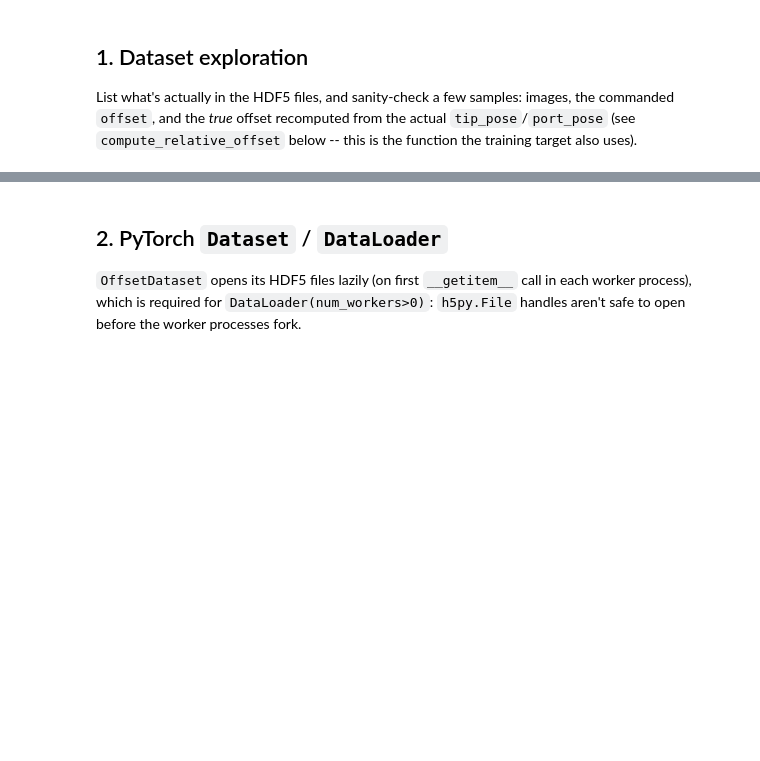
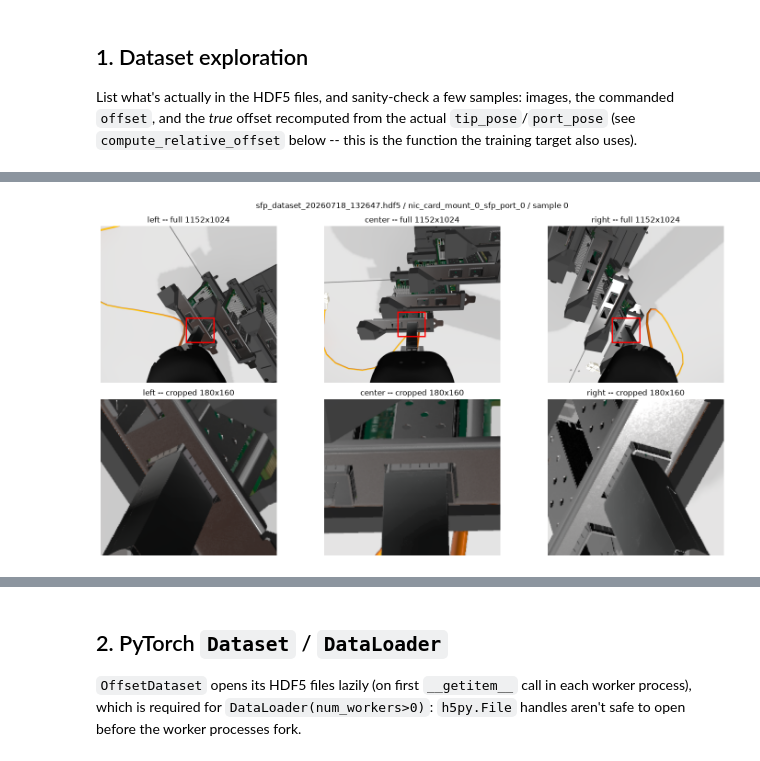
Before and after one commit to BrenzingerLuca/AI-for-Industry-Challenge, a Jupyter notebook: aic_solution_policy/residual_policy.ipynb, the cells around one changed output, grey strips where cells are left out. Drawn from its saved outputs; the diff is of its cells as text; code cells hidden in the pictures; blank space fills up the shorter version.

```diff
--- a/aic_solution_policy/residual_policy.ipynb
+++ b/aic_solution_policy/residual_policy.ipynb
@@ -247,0 +354,37 @@ for _ in range(3):
+# %%
+def show_crop_preview(path, group_name, idx, cfg):
+    with h5py.File(path, "r", locking=False) as f:
+        raw_images = {cam: f[group_name]["images"][cam][idx] for cam in cfg["cams"]}
+
+    fig, axes = plt.subplots(2, len(cfg["cams"]), figsize=(5 * len(cfg["cams"]), 8), squeeze=False)
+    for col, cam in enumerate(cfg["cams"]):
+        img_rgb = cv2.cvtColor(raw_images[cam], cv2.COLOR_BGR2RGB)
+        box = cfg["crop"].get(cam)
+
+        ax_full = axes[0][col]
+        ax_full.imshow(img_rgb)
+        ax_full.set_title(f"{cam} -- full {img_rgb.shape[1]}x{img_rgb.shape[0]}")
+        ax_full.axis("off")
+        if box is not None:
+            x0, y0, x1, y1 = box
+            ax_full.add_patch(plt.Rectangle((x0, y0), x1 - x0, y1 - y0,
+                                             edgecolor="red", facecolor="none", linewidth=2))
+
+        cropped = crop_image(img_rgb, box)
+        ax_crop = axes[1][col]
+        ax_crop.imshow(cropped)
+        ax_crop.set_title(f"{cam} -- cropped {cropped.shape[1]}x{cropped.shape[0]}")
+        ax_crop.axis("off")
+
+    fig.suptitle(f"{os.path.basename(path)} / {group_name} / sample {idx}")
+    plt.tight_layout()
+    plt.show()
+
+
+_preview_path = hdf5_paths[0]
+with h5py.File(_preview_path, "r", locking=False) as _f:
+    _preview_group = list(_f.keys())[0]
+_preview_idx = 0
+show_crop_preview(_preview_path, _preview_group, _preview_idx, CFG)
+# %% [output]
+[figure, added]
```
Also changed, not shown: parts of 25 cells of this notebook, 2 other files.
